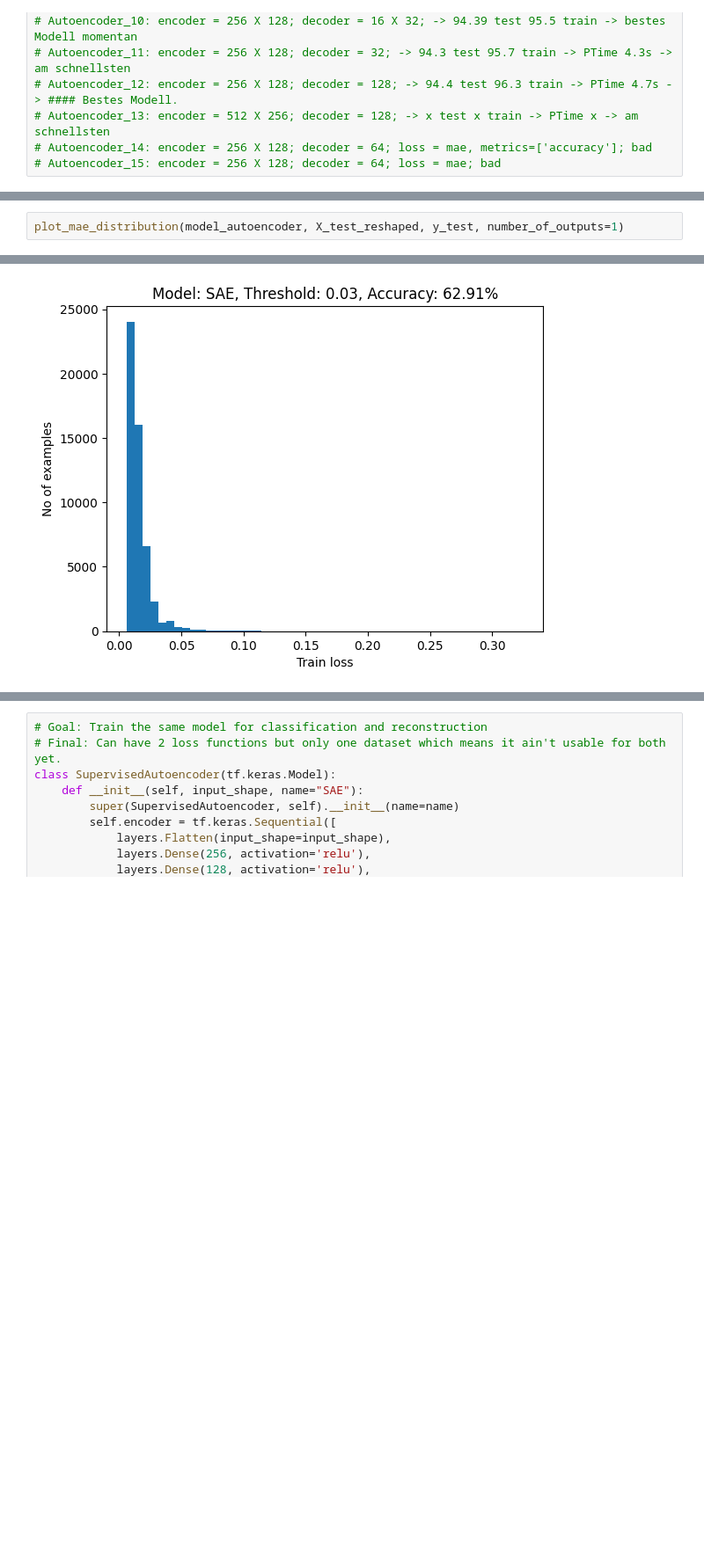
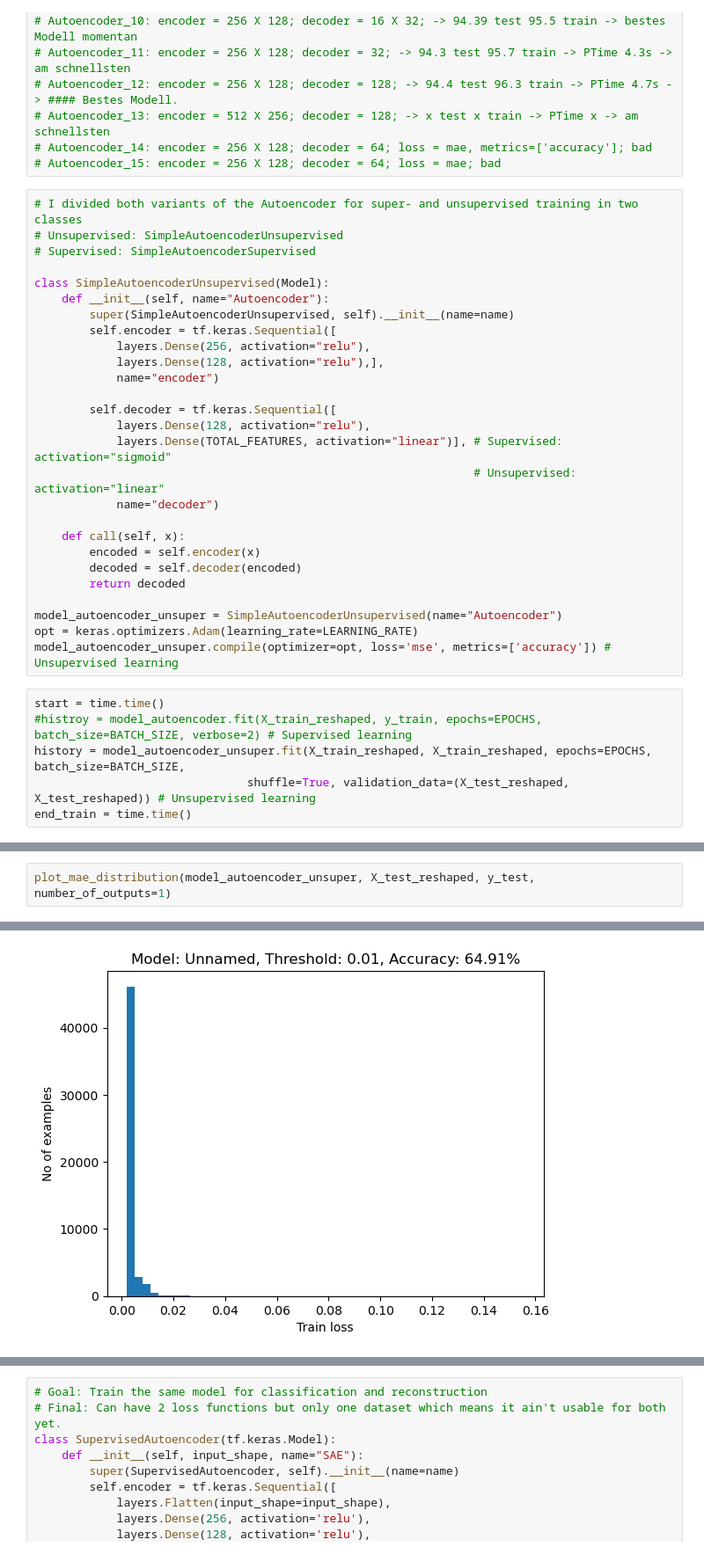
Before and after one commit to aKravtschenko/DEEPL-Autoencoder, a Jupyter notebook: DEEPL_Autoencoder.ipynb, the cells around one changed output, grey strips where cells are left out. Shown at 88% size. Drawn from its saved outputs; the diff is of its cells as text; blank space fills up the shorter version.

```diff
--- a/DEEPL_Autoencoder.ipynb
+++ b/DEEPL_Autoencoder.ipynb
@@ -1025,3 +1066,36 @@ results = append_model_reults(model_gru, results, end_train - start, end_predict
 # Autoencoder_13: encoder = 512 X 256; decoder = 128; -> x test x train -> PTime x -> am schnellsten
 # Autoencoder_14: encoder = 256 X 128; decoder = 64; loss = mae, metrics=['accuracy']; bad
 # Autoencoder_15: encoder = 256 X 128; decoder = 64; loss = mae; bad
+# %%
+# I divided both variants of the Autoencoder for super- and unsupervised training in two classes
+# Unsupervised: SimpleAutoencoderUnsupervised
+# Supervised: SimpleAutoencoderSupervised
+
+class SimpleAutoencoderUnsupervised(Model):
+    def __init__(self, name="Autoencoder"):
+        super(SimpleAutoencoderUnsupervised, self).__init__(name=name)
+        self.encoder = tf.keras.Sequential([
+            layers.Dense(256, activation="relu"),
+            layers.Dense(128, activation="relu"),],
+            name="encoder")
+
+        self.decoder = tf.keras.Sequential([
+            layers.Dense(128, activation="relu"),
+            layers.Dense(TOTAL_FEATURES, activation="linear")], # Supervised:   activation="sigmoid"
+                                                                # Unsupervised: activation="linear"
+            name="decoder")
+
+    def call(self, x):
+        encoded = self.encoder(x)
+        decoded = self.decoder(encoded)
+        return decoded
+
+model_autoencoder_unsuper = SimpleAutoencoderUnsupervised(name="Autoencoder")
+opt = keras.optimizers.Adam(learning_rate=LEARNING_RATE)
+model_autoencoder_unsuper.compile(optimizer=opt, loss='mse', metrics=['accuracy']) # Unsupervised learning
+# %%
+start = time.time()
+#histroy = model_autoencoder.fit(X_train_reshaped, y_train, epochs=EPOCHS, batch_size=BATCH_SIZE, verbose=2) # Supervised learning
+history = model_autoencoder_unsuper.fit(X_train_reshaped, X_train_reshaped, epochs=EPOCHS, batch_size=BATCH_SIZE,
+                               shuffle=True, validation_data=(X_test_reshaped, X_test_reshaped)) # Unsupervised learning
+end_train = time.time()
@@ -1084,3 +1188,3 @@ F1 Score: 0.5402931876183356
 # %%
-plot_mae_distribution(model_autoencoder, X_test_reshaped, y_test, number_of_outputs=1)
+plot_mae_distribution(model_autoencoder_unsuper, X_test_reshaped, y_test, number_of_outputs=1)
 # %% [output]
@@ -1088,2 +1192,2 @@ plot_mae_distribution(model_autoencoder, X_test_reshaped, y_test, number_of_outp
-[figure, old version]
+[figure, new version]
 # %%
```
Also changed, not shown: parts of 31 cells of this notebook, 3 other files.
